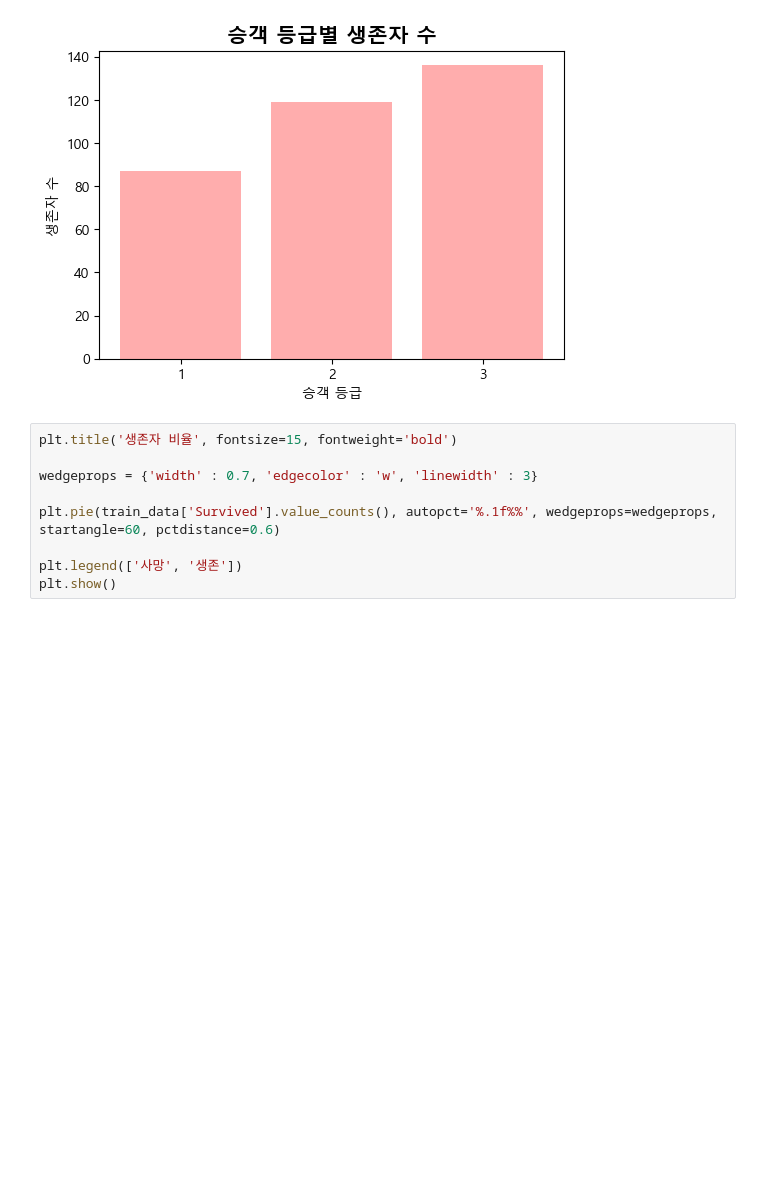
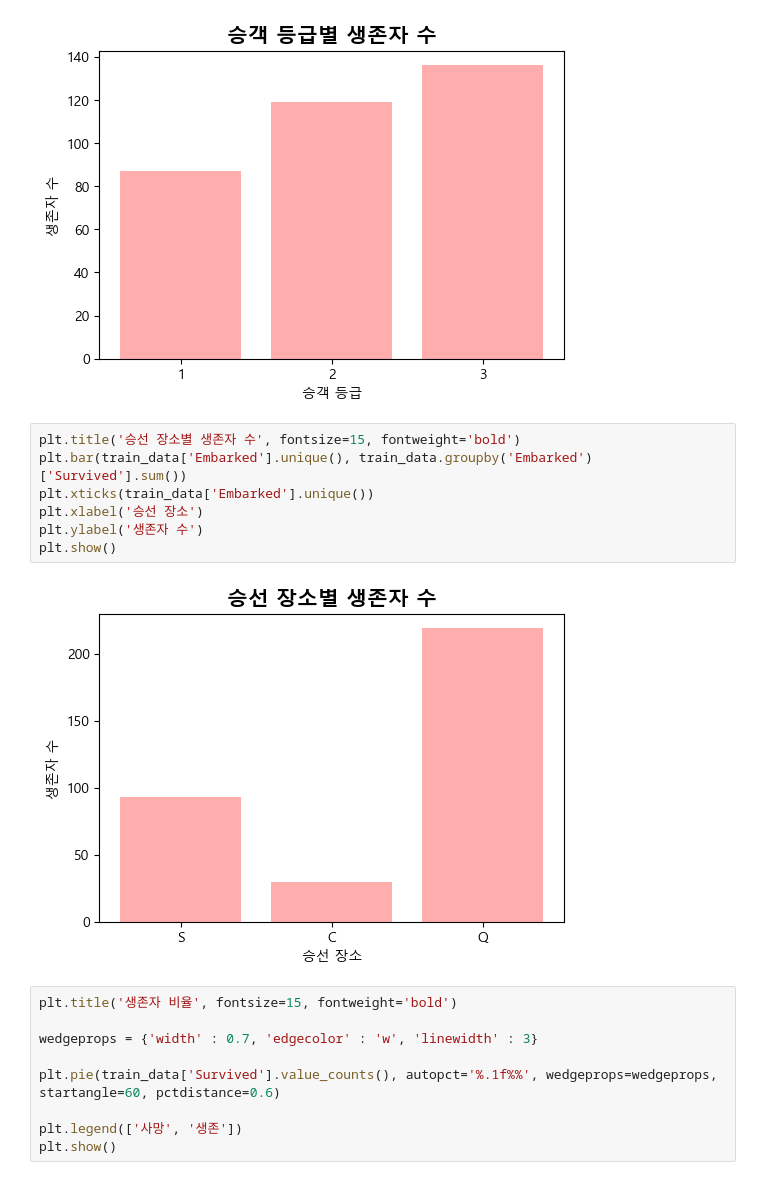
Before and after one commit to stu0430/Kaggle-Titanic, a Jupyter notebook: main.ipynb, the cells around one changed output. Cells and saved outputs as stored; diff of their text form; blank space fills up the shorter version.

```diff
--- a/main.ipynb
+++ b/main.ipynb
@@ -163,6 +163,15 @@ plt.ylabel('생존자 수')
 plt.show()
 # %% [output]
 [figure]
+# %%
+plt.title('승선 장소별 생존자 수', fontsize=15, fontweight='bold')
+plt.bar(train_data['Embarked'].unique(), train_data.groupby('Embarked')['Survived'].sum())
+plt.xticks(train_data['Embarked'].unique())
+plt.xlabel('승선 장소')
+plt.ylabel('생존자 수')
+plt.show()
+# %% [output]
+[figure, added]
 # %%
 plt.title('생존자 비율', fontsize=15, fontweight='bold')
 
```
Also changed, not shown: parts of 1 cell of this notebook.
